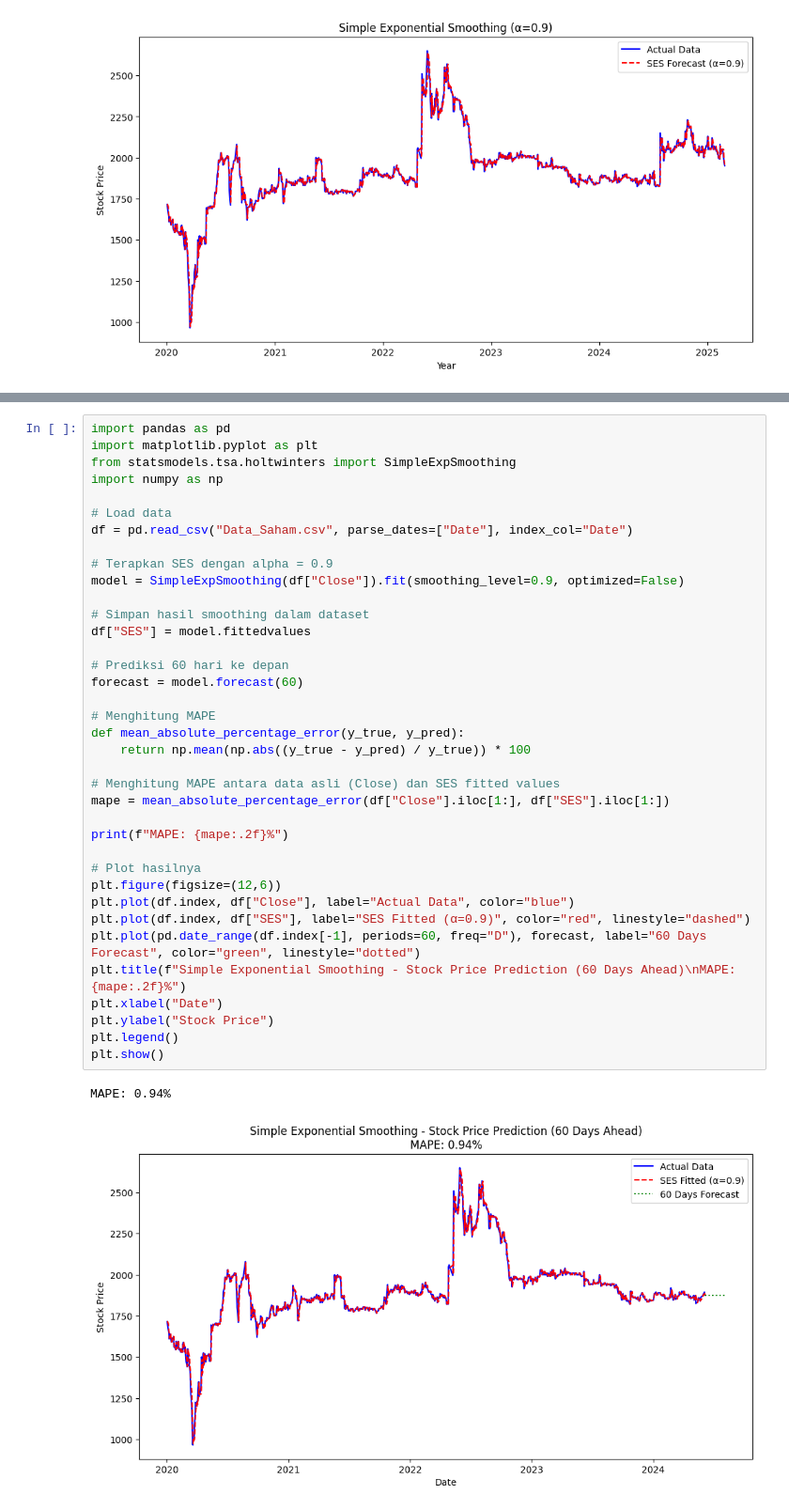
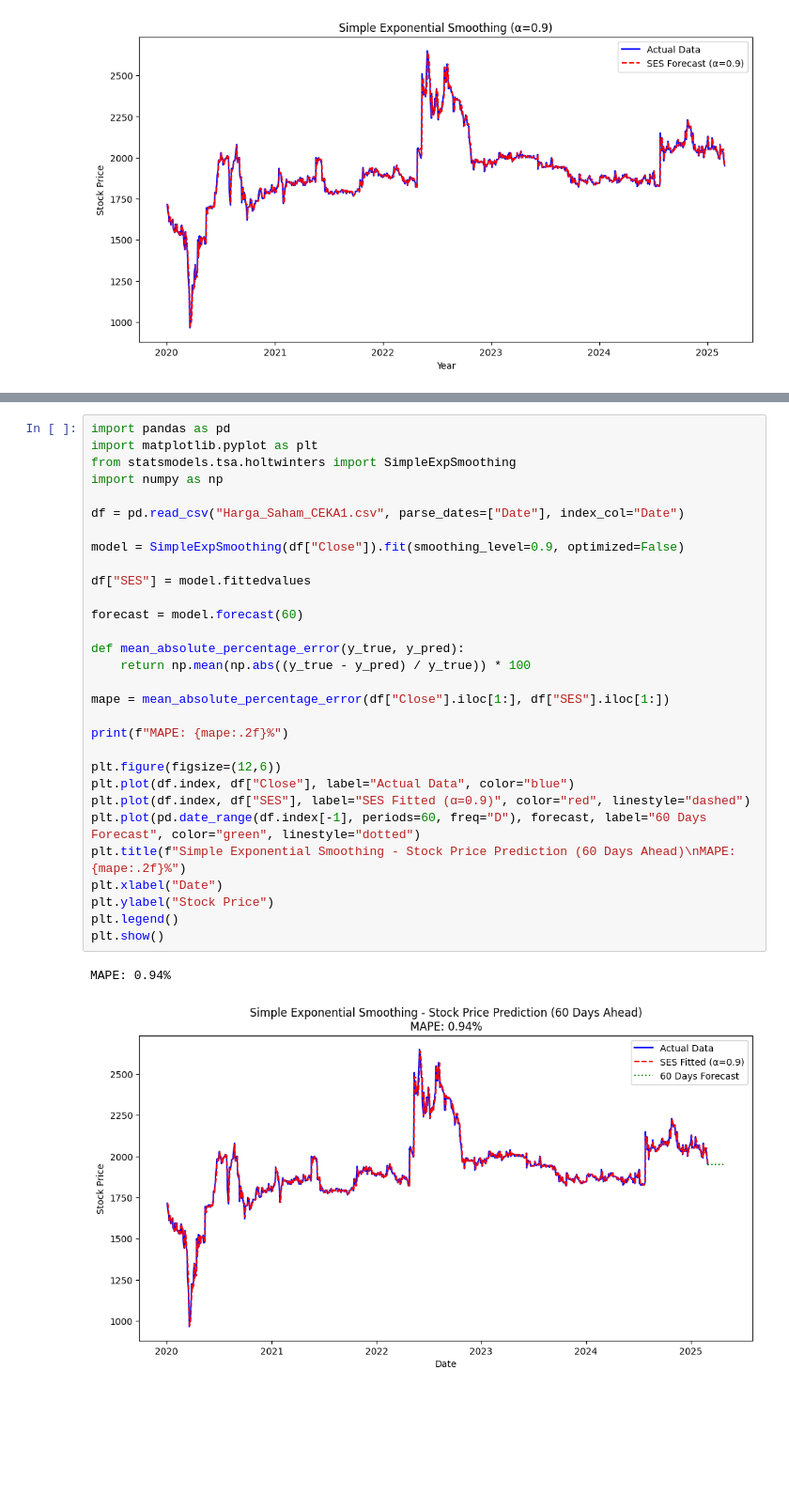
Before and after one commit to kevinnapit/CEKA-data-analisyst, a Jupyter notebook: ses.ipynb, the cells around one changed output, grey strips where cells are left out. Shown at 94% size. Saved outputs shown, nothing was run; the diff lists cells and outputs as text; blank space fills up the shorter version.

```diff
--- a/ses.ipynb
+++ b/ses.ipynb
@@ -65,39 +64,32 @@ ValueError: x and y must have same first dimension, but have shapes (60,) and (3
 import pandas as pd
 import matplotlib.pyplot as plt
 from statsmodels.tsa.holtwinters import SimpleExpSmoothing
 import numpy as np
 
-# Load data
-df = pd.read_csv("Data_Saham.csv", parse_dates=["Date"], index_col="Date")
+df = pd.read_csv("Harga_Saham_CEKA1.csv", parse_dates=["Date"], index_col="Date")
 
-# Terapkan SES dengan alpha = 0.9
 model = SimpleExpSmoothing(df["Close"]).fit(smoothing_level=0.9, optimized=False)
 
-# Simpan hasil smoothing dalam dataset
 df["SES"] = model.fittedvalues
 
-# Prediksi 60 hari ke depan
 forecast = model.forecast(60)
 
-# Menghitung MAPE
 def mean_absolute_percentage_error(y_true, y_pred):
     return np.mean(np.abs((y_true - y_pred) / y_true)) * 100
 
-# Menghitung MAPE antara data asli (Close) dan SES fitted values
 mape = mean_absolute_percentage_error(df["Close"].iloc[1:], df["SES"].iloc[1:])
 
 print(f"MAPE: {mape:.2f}%")
 
-# Plot hasilnya
 plt.figure(figsize=(12,6))
 plt.plot(df.index, df["Close"], label="Actual Data", color="blue")
 plt.plot(df.index, df["SES"], label="SES Fitted (α=0.9)", color="red", linestyle="dashed")
 plt.plot(pd.date_range(df.index[-1], periods=60, freq="D"), forecast, label="60 Days Forecast", color="green", linestyle="dotted")
 plt.title(f"Simple Exponential Smoothing - Stock Price Prediction (60 Days Ahead)\nMAPE: {mape:.2f}%")
 plt.xlabel("Date")
 plt.ylabel("Stock Price")
 plt.legend()
 plt.show()
 # %% [output]
 MAPE: 0.94%
-[figure, old version]
+[figure, new version]
```
Also changed, not shown: parts of 1 cell of this notebook, 7 other files.
